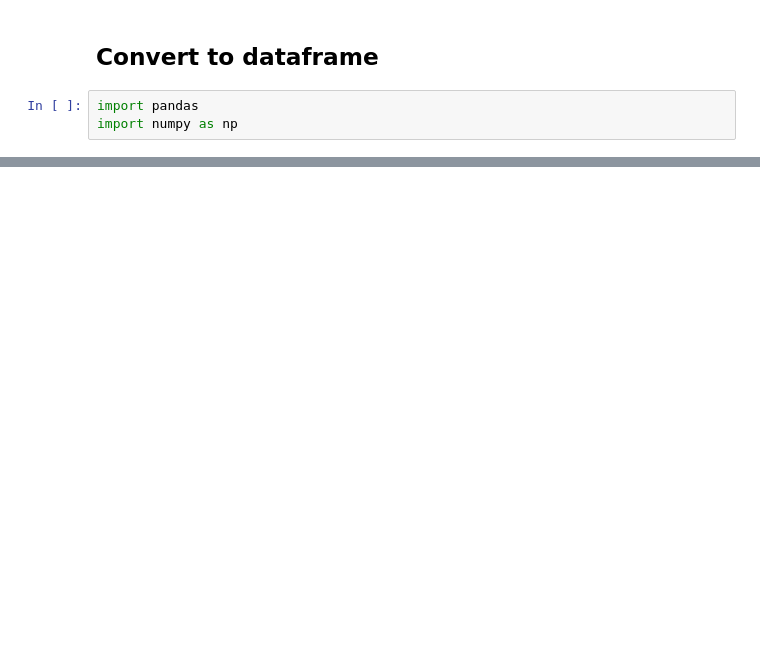
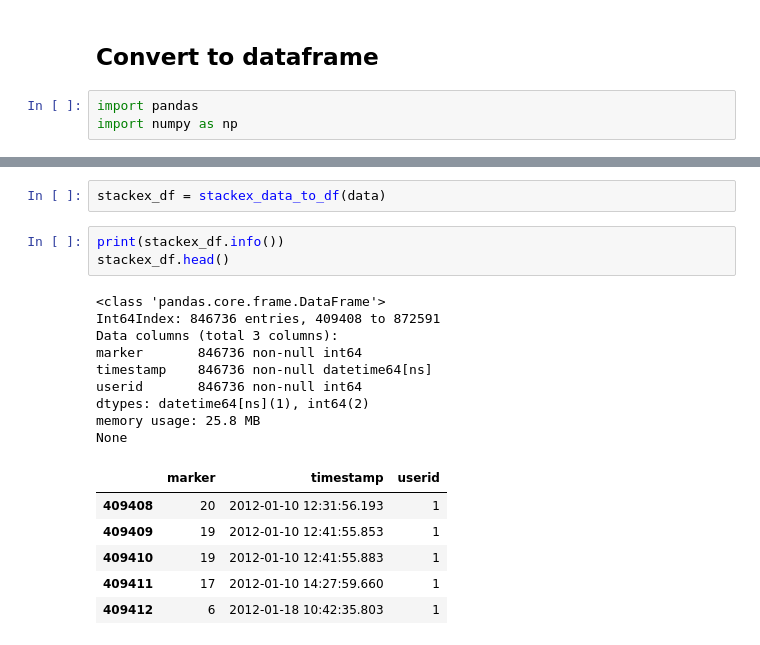
Before and after one commit to shaabhishek/hierarchical-pp-new, a Jupyter notebook: src/notebooks/Data Analysis.ipynb, the cells around one changed output, grey strips where cells are left out. Cells and saved outputs as stored; diff of their text form; blank space fills up the shorter version.

```diff
--- a/src/notebooks/Data Analysis.ipynb
+++ b/src/notebooks/Data Analysis.ipynb
@@ -205,0 +85,21 @@ x_data = compute_markers(data)
+# %%
+stackex_df = stackex_data_to_df(data)
+# %%
+print(stackex_df.info())
+stackex_df.head()
+# %% [output]
+<class 'pandas.core.frame.DataFrame'>
+Int64Index: 846736 entries, 409408 to 872591
+Data columns (total 3 columns):
+marker       846736 non-null int64
+timestamp    846736 non-null datetime64[ns]
+userid       846736 non-null int64
+dtypes: datetime64[ns](1), int64(2)
+memory usage: 25.8 MB
+None
+|  | marker | timestamp | userid |
+| 409408 | 20 | 2012-01-10 12:31:56.193 | 1 |
+| 409409 | 19 | 2012-01-10 12:41:55.853 | 1 |
+| 409410 | 19 | 2012-01-10 12:41:55.883 | 1 |
+| 409411 | 17 | 2012-01-10 14:27:59.660 | 1 |
+| 409412 | 6 | 2012-01-18 10:42:35.803 | 1 |
```
Also changed, not shown: parts of 39 cells of this notebook.
